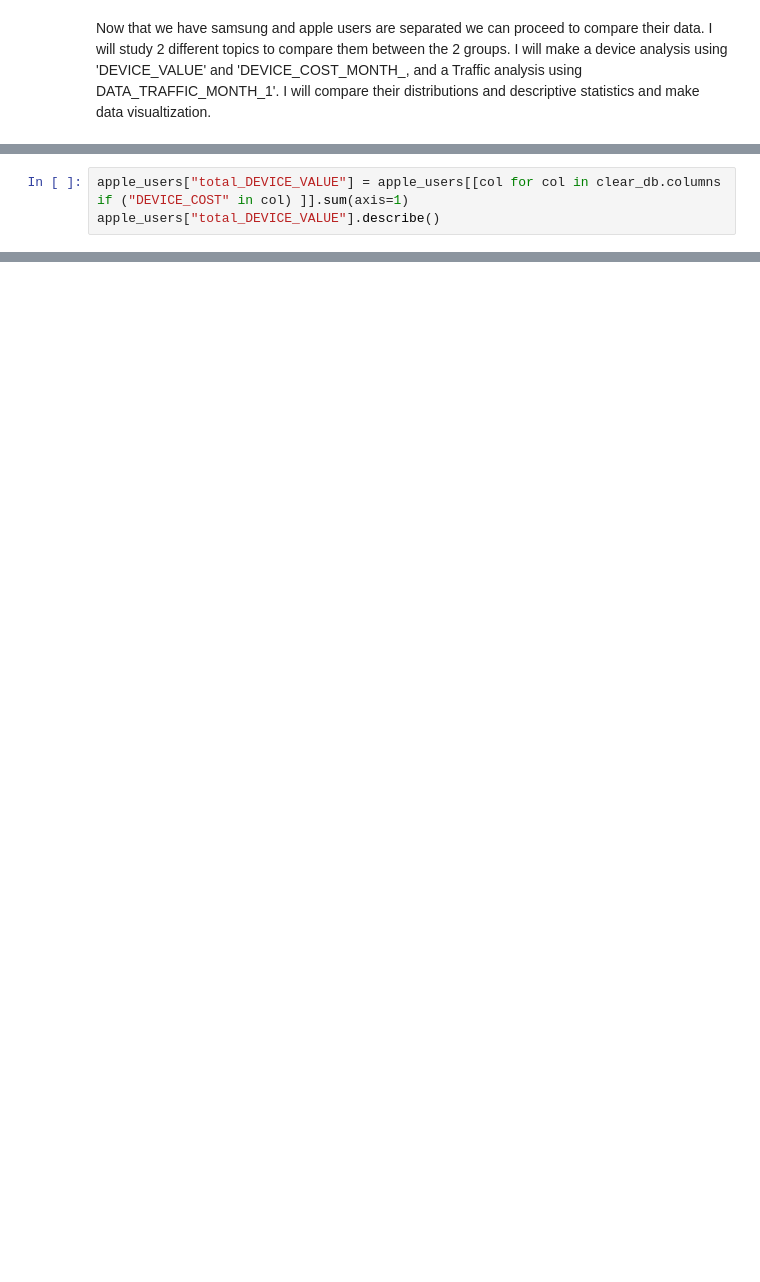
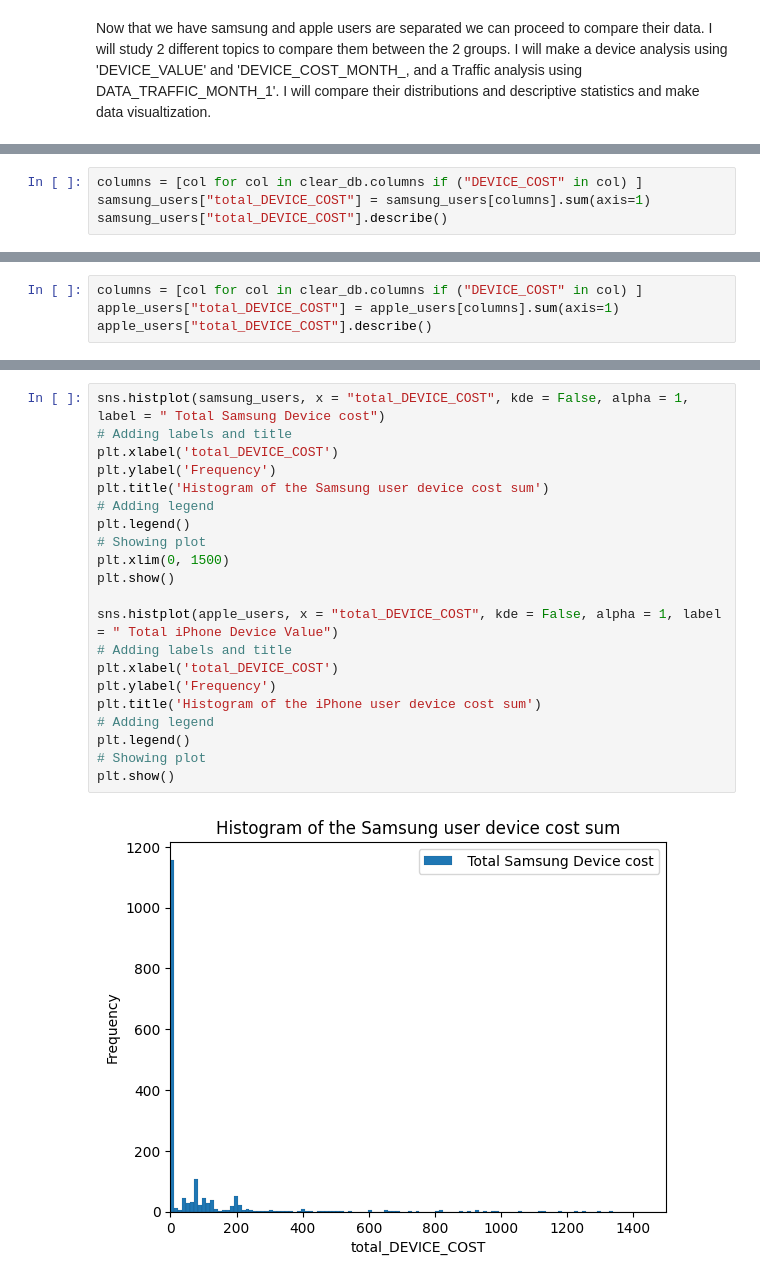
Before and after one commit to joorgecamacho/Samsung_vs_apple_users, a Jupyter notebook: main.ipynb, the cells around one changed output, grey strips where cells are left out. Cells and saved outputs as stored; diff of their text form; blank space fills up the shorter version.

```diff
--- a/main.ipynb
+++ b/main.ipynb
@@ -146,0 +153,4 @@ sns.histplot(apple_users, x = "DEVICE_VALUE", kde = False, alpha = 1, label = "
+# %%
+columns = [col for col in clear_db.columns if ("DEVICE_COST" in col) ]
+samsung_users["total_DEVICE_COST"] = samsung_users[columns].sum(axis=1)
+samsung_users["total_DEVICE_COST"].describe()
@@ -147,6 +172,7 @@ sns.histplot(apple_users, x = "DEVICE_VALUE", kde = False, alpha = 1, label = "
 # %%
-apple_users["total_DEVICE_VALUE"] = apple_users[[col for col in clear_db.columns if ("DEVICE_COST" in col) ]].sum(axis=1)
-apple_users["total_DEVICE_VALUE"].describe()
+columns = [col for col in clear_db.columns if ("DEVICE_COST" in col) ]
+apple_users["total_DEVICE_COST"] = apple_users[columns].sum(axis=1)
+apple_users["total_DEVICE_COST"].describe()
 # %% [output]
 A value is trying to be set on a copy of a slice from a DataFrame.
 Try using .loc[row_indexer,col_indexer] = value instead
@@ -164,0 +191,23 @@ Name: total_DEVICE_VALUE, dtype: float64
+# %%
+sns.histplot(samsung_users, x = "total_DEVICE_COST", kde = False, alpha = 1, label = " Total Samsung Device cost")
+# Adding labels and title
+plt.xlabel('total_DEVICE_COST')
+plt.ylabel('Frequency')
+plt.title('Histogram of the Samsung user device cost sum')
+# Adding legend
+plt.legend()
+# Showing plot
+plt.xlim(0, 1500)
+plt.show()
+
+sns.histplot(apple_users, x = "total_DEVICE_COST", kde = False, alpha = 1, label = " Total iPhone Device Value")
+# Adding labels and title
+plt.xlabel('total_DEVICE_COST')
+plt.ylabel('Frequency')
+plt.title('Histogram of the iPhone user device cost sum')
+# Adding legend
+plt.legend()
+# Showing plot
+plt.show()
+# %% [output]
+[figure, added]
```
Also changed, not shown: parts of 16 cells of this notebook.
